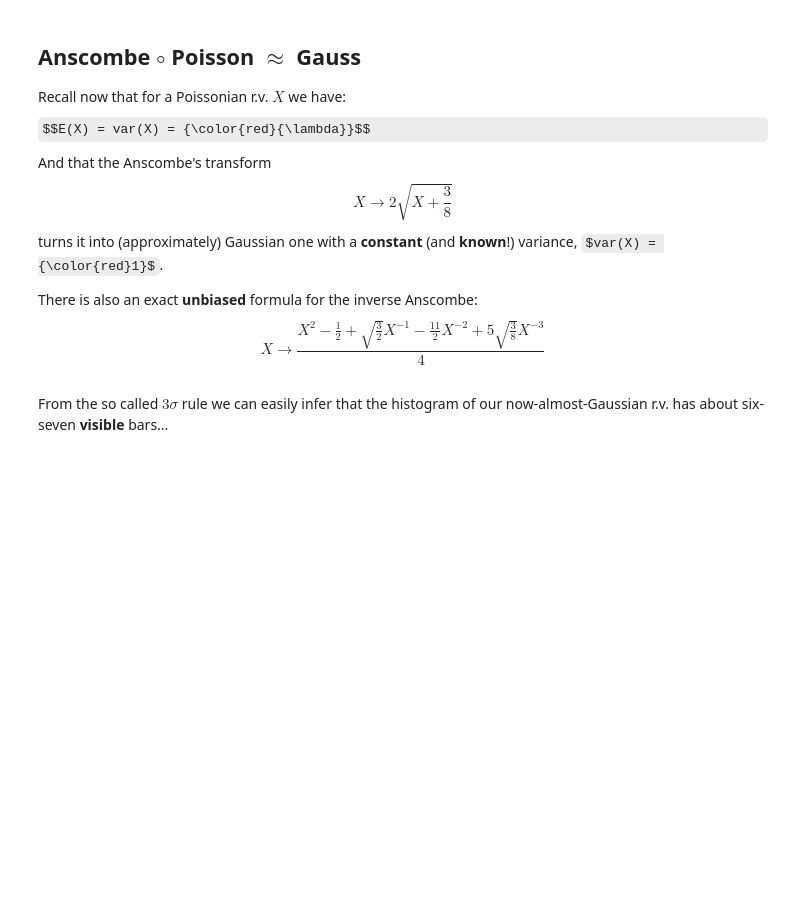
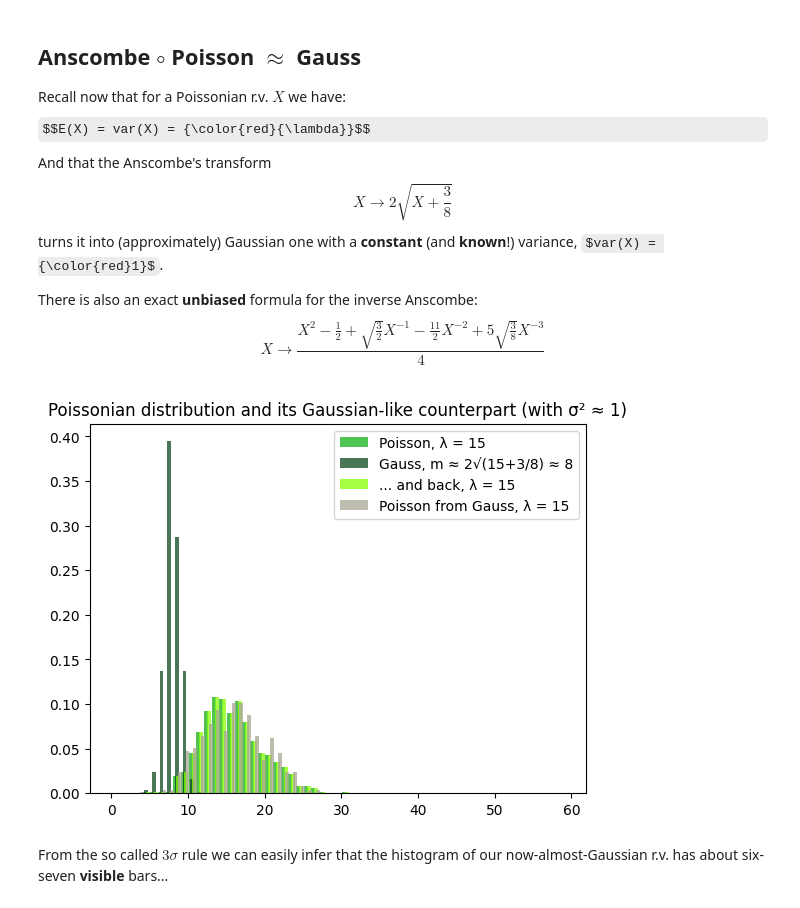
Before and after one commit to Bahrd/AppliedPythonology, a Jupyter notebook: ipynbs/Anscombe.ipynb, the cells around one changed output. Cells and saved outputs as stored; diff of their text form; code cells hidden in the pictures; some formulas as TeX source; blank space fills up the shorter version.

```diff
--- a/ipynbs/Anscombe.ipynb
+++ b/ipynbs/Anscombe.ipynb
@@ -30,21 +30,24 @@ $$
 # %%
 λ, N = randint(0b10, 0x10), 0o1000
 Λ = λ * ones(N)
 
 P = poisson(Λ)
 G = anscombe(P)
 #FT = freeman_tukey(P) # Nice but not "GCN-super nice"...
 I = inverse(G)
+II = inverse(randn(N) + anscombe(λ))
 
 _ = (hist((P, G,
            #FT,
-           I), range(λ << 0b10), density = True, width = .5, color = ['xkcd:green', 'xkcd:pine green',
-                                                                                # 'xkcd: green" ''',
-                                                                                'xkcd:greyish'], alpha = .75),
+           I, II), range(λ << 0b10), density = True, width = .5, color = ['xkcd:green', 'xkcd:pine green',
+                                                                                    'xkcd:lime green',
+                                                                                    'xkcd:greyish'], alpha = .75),
      title(f'Poissonian distribution and its Gaussian-like counterpart (with σ² ≈ 1)'),
      legend((f'Poisson, λ = {λ}', f'Gauss, m ≈ 2√({λ}+3/8) ≈ {anscombe(λ):,.0f}',
              #f'Freeman-Tukey, m = {freeman_tukey(λ):,.0f},'
-             f'... and back, λ = {λ}'), loc = 'upper right'))
+             f'... and back, λ = {λ}', f'Poisson from Gauss, λ = {λ}'), loc = 'upper right'))
 show()
+# %% [output]
+[figure, added]
 # %% [markdown]
 From the so called $3\sigma$ rule we can easily infer that the histogram of our now-almost-Gaussian r.v. has about six-seven **visible** bars...
```
Also changed, not shown: parts of 1 cell of this notebook, 2 other files.
